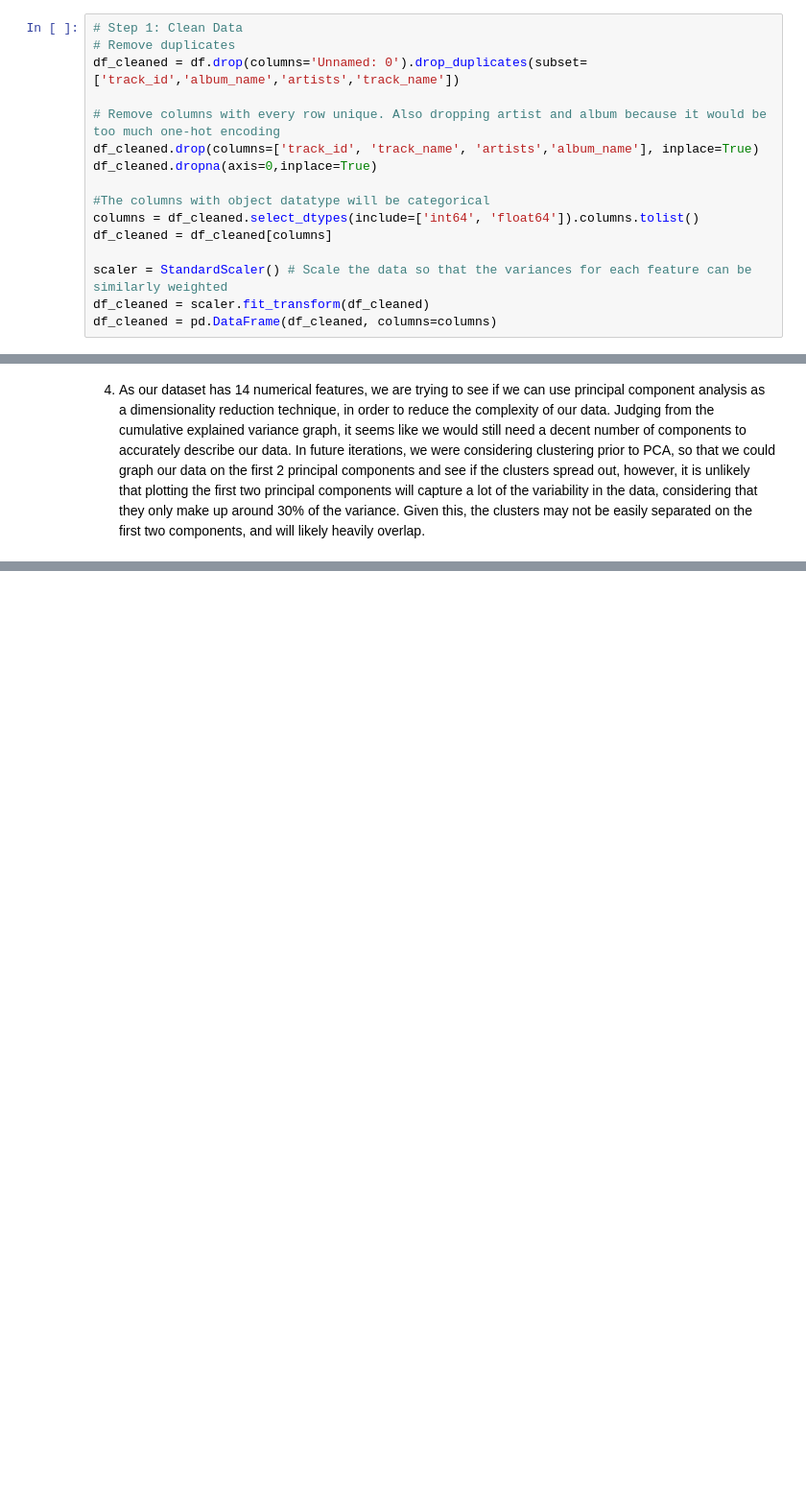
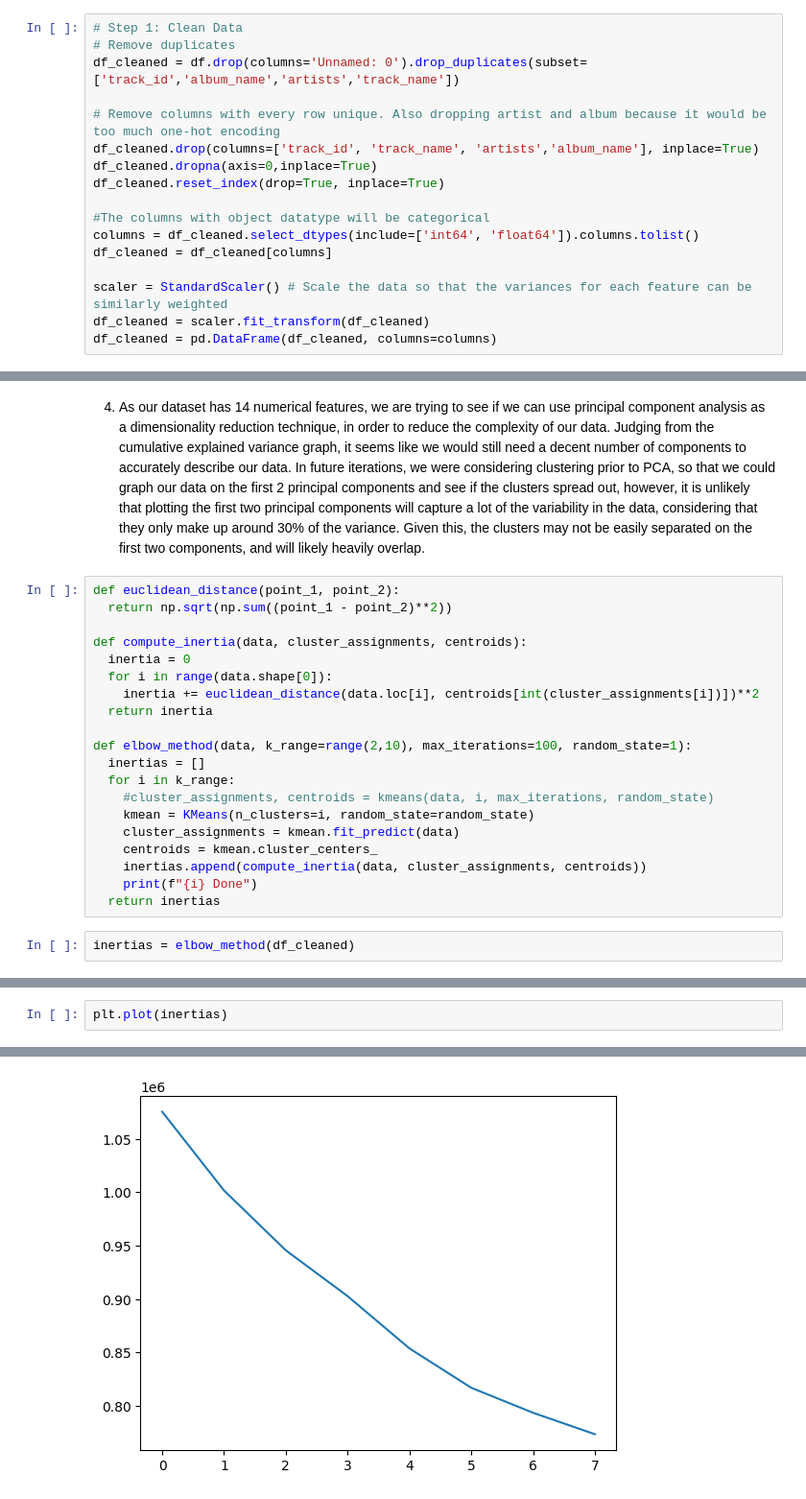
Before and after one commit to hiranjaya/COM-SCI-M148-Final-Project, a Jupyter notebook: Check_In_5.ipynb, the cells around one changed output, grey strips where cells are left out. Shown at 96% size. Cells and saved outputs as stored; diff of their text form; blank space fills up the shorter version.

Commit message:
Added some Kmeans clustering

```diff
--- a/Check_In_5.ipynb
+++ b/Check_In_5.ipynb
@@ -47,6 +48,7 @@ df_cleaned = df.drop(columns='Unnamed: 0').drop_duplicates(subset=['track_id','a
 # Remove columns with every row unique. Also dropping artist and album because it would be too much one-hot encoding
 df_cleaned.drop(columns=['track_id', 'track_name', 'artists','album_name'], inplace=True)
 df_cleaned.dropna(axis=0,inplace=True)
+df_cleaned.reset_index(drop=True, inplace=True)
 
 #The columns with object datatype will be categorical
 columns = df_cleaned.select_dtypes(include=['int64', 'float64']).columns.tolist()
@@ -81,3 +83,25 @@ Text(0.5, 1.0, 'Scree Plot')
 [figure]
 # %% [markdown]
 4. As our dataset has 14 numerical features, we are trying to see if we can use principal component analysis as a dimensionality reduction technique, in order to reduce the complexity of our data. Judging from the cumulative explained variance graph, it seems like we would still need a decent number of components to accurately describe our data. In future iterations, we were considering clustering prior to PCA, so that we could graph our data on the first 2 principal components and see if the clusters spread out, however, it is unlikely that plotting the first two principal components will capture a lot of the variability in the data, considering that they only make up around 30% of the variance. Given this, the clusters may not be easily separated on the first two components, and will likely heavily overlap.
+# %%
+def euclidean_distance(point_1, point_2):
+  return np.sqrt(np.sum((point_1 - point_2)**2))
+
+def compute_inertia(data, cluster_assignments, centroids):
+  inertia = 0
+  for i in range(data.shape[0]):
+    inertia += euclidean_distance(data.loc[i], centroids[int(cluster_assignments[i])])**2
+  return inertia
+
+def elbow_method(data, k_range=range(2,10), max_iterations=100, random_state=1):
+  inertias = []
+  for i in k_range:
+    #cluster_assignments, centroids = kmeans(data, i, max_iterations, random_state)
+    kmean = KMeans(n_clusters=i, random_state=random_state)
+    cluster_assignments = kmean.fit_predict(data)
+    centroids = kmean.cluster_centers_
+    inertias.append(compute_inertia(data, cluster_assignments, centroids))
+    print(f"{i} Done")
+  return inertias
+# %%
+inertias = elbow_method(df_cleaned)
@@ -83,0 +117,3 @@ Text(0.5, 1.0, 'Scree Plot')
+# %%
+plt.plot(inertias)
+# %% [output]
@@ -83,0 +121 @@ Text(0.5, 1.0, 'Scree Plot')
+[figure, added]
```
Also changed, not shown: parts of 3 cells of this notebook.
